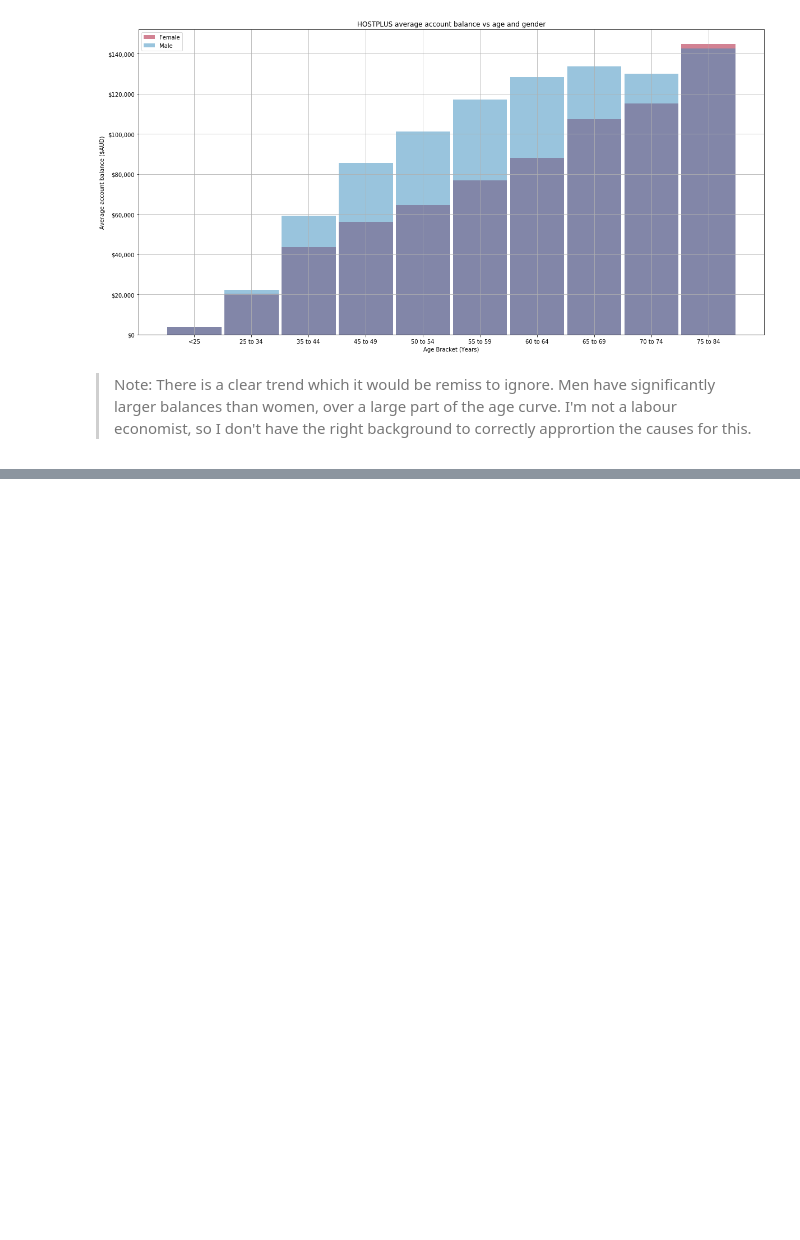
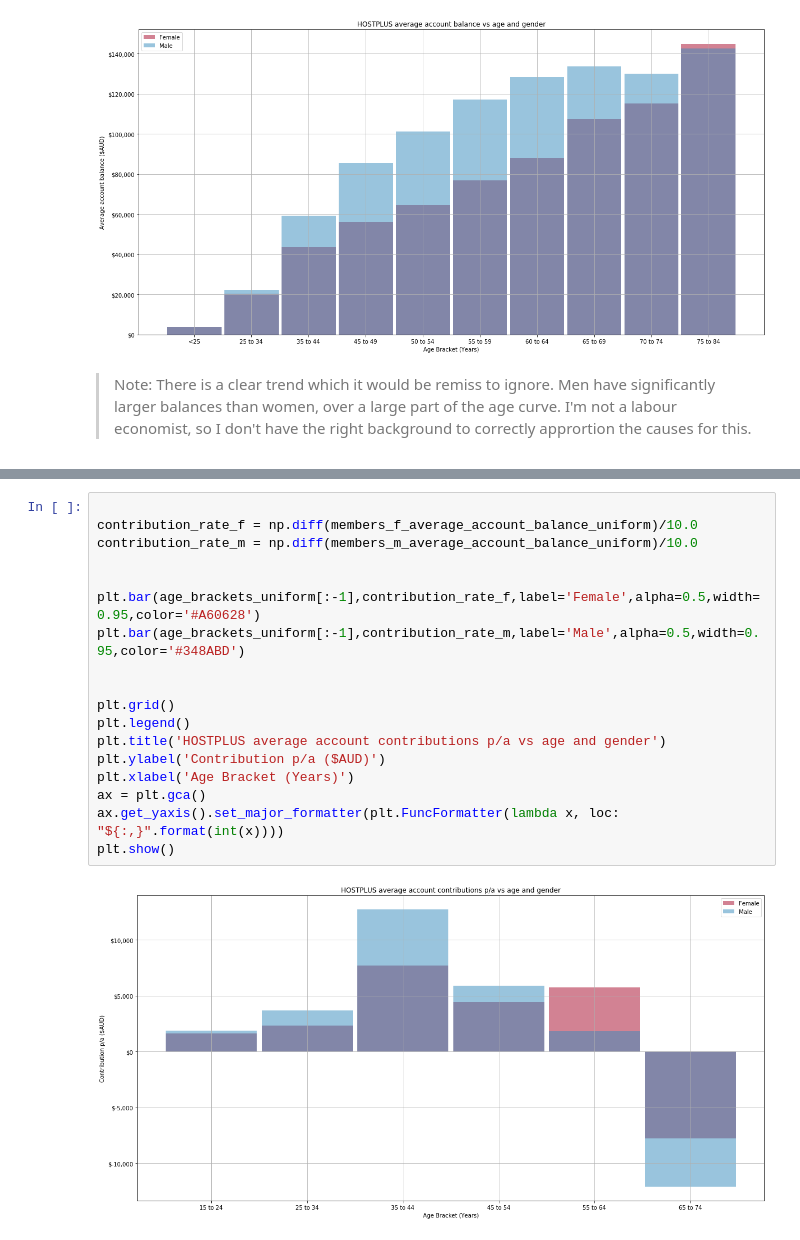
Before and after one commit to CGCooke/Blog, a Jupyter notebook: _notebooks/22-3-2020-Super-Fun-With-Bayesian-Magic.ipynb, the cells around one changed output, grey strips where cells are left out. Drawn from its saved outputs; the diff is of its cells as text; blank space fills up the shorter version.

```diff
--- a/_notebooks/22-3-2020-Super-Fun-With-Bayesian-Magic.ipynb
+++ b/_notebooks/22-3-2020-Super-Fun-With-Bayesian-Magic.ipynb
@@ -128,0 +167,20 @@ plt.show()
+# %%
+
+contribution_rate_f = np.diff(members_f_average_account_balance_uniform)/10.0
+contribution_rate_m = np.diff(members_m_average_account_balance_uniform)/10.0
+
+
+plt.bar(age_brackets_uniform[:-1],contribution_rate_f,label='Female',alpha=0.5,width=0.95,color='#A60628')
+plt.bar(age_brackets_uniform[:-1],contribution_rate_m,label='Male',alpha=0.5,width=0.95,color='#348ABD')
+
+
+plt.grid()
+plt.legend()
+plt.title('HOSTPLUS average account contributions p/a vs age and gender')
+plt.ylabel('Contribution p/a ($AUD)')
+plt.xlabel('Age Bracket (Years)')
+ax = plt.gca()
+ax.get_yaxis().set_major_formatter(plt.FuncFormatter(lambda x, loc: "${:,}".format(int(x))))
+plt.show()
+# %% [output]
+[figure, added]
```
Also changed, not shown: parts of 4 cells of this notebook.
